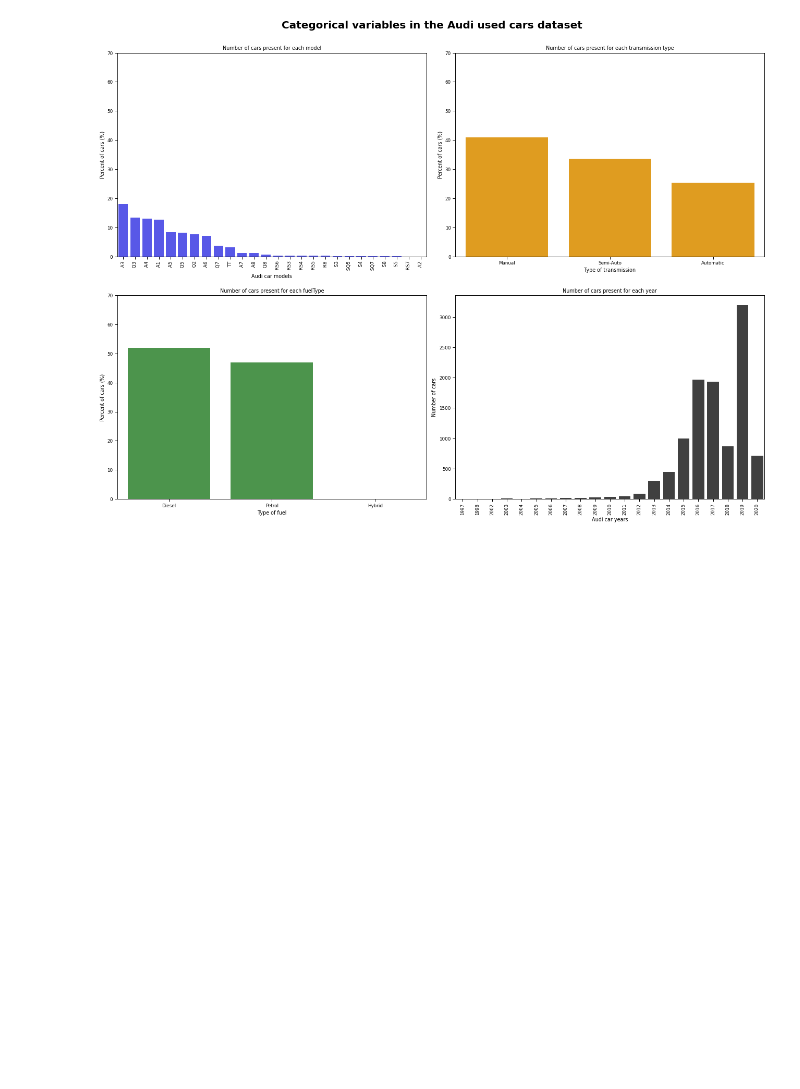
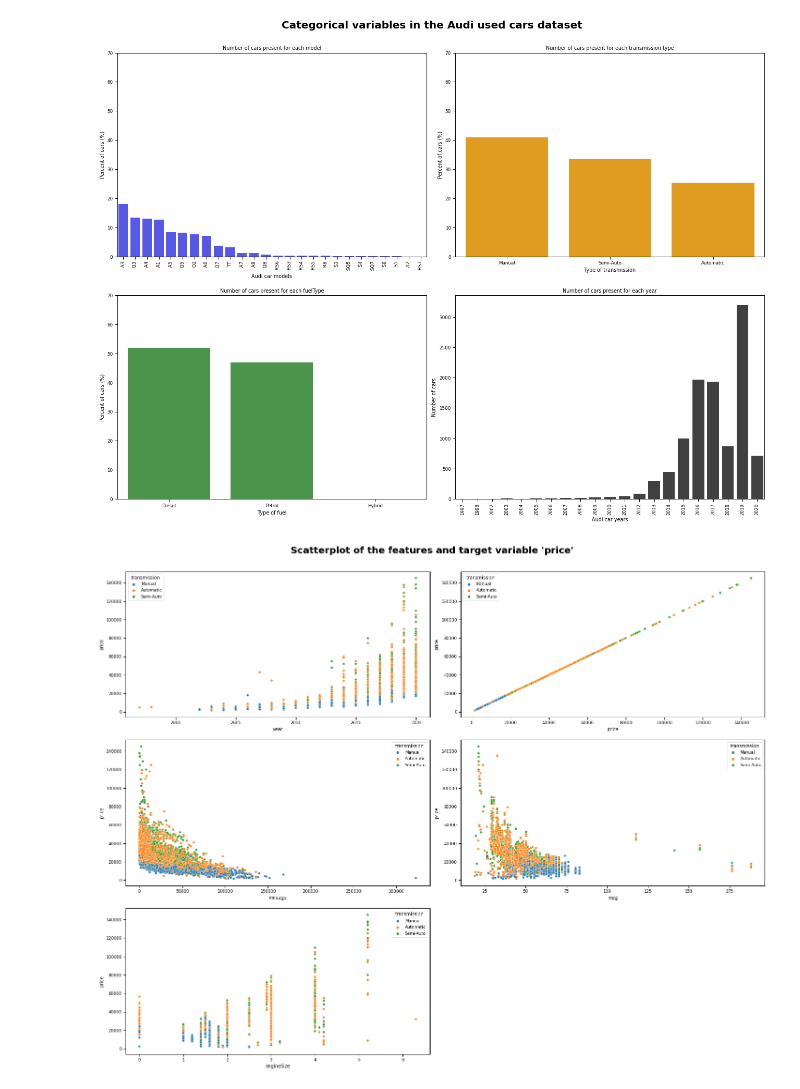
Before and after one commit to NahimaTrisha/Data-visualization-with-Python, a Jupyter notebook: audi_used_car_EDA.ipynb, the cells around one changed output. Cells and saved outputs as stored; diff of their text form; code cells hidden in the pictures; blank space fills up the shorter version.

```diff
--- a/audi_used_car_EDA.ipynb
+++ b/audi_used_car_EDA.ipynb
@@ -33,3 +33,16 @@ Data columns (total 8 columns):
  7   engineSize    10668 non-null  float64
 dtypes: float64(2), int64(3), object(3)
 memory usage: 666.9+ KB
+# %%
+def separate_num_cols(dataframe):
+
+    # create an empty list to keep the numeric columns
+    num_cols = []
+
+    # create a for loop to check the data types of all columns
+    for col in dataframe.columns:
+        if (dataframe[col].dtypes == 'int64') | (dataframe[col].dtypes == 'float64'):
+            num_cols.append(col)
+
+
+    return num_cols
@@ -272,4 +310,16 @@ plt.tight_layout(h_pad=1.8)
 plt.show()
 # %% [output]
 [figure]
+# %%
+plt.figure(figsize=(20,15))
+
+for index in range(len(numeric_cols)):
+    plt.subplot(3,2,index+1)
+    sns.scatterplot(x=df[numeric_cols[index]], y='price', data=df, hue='transmission')
+
+plt.suptitle("Scatterplot of the features and target variable 'price'",fontsize=20, y=1.04, fontweight=700)
+plt.tight_layout(h_pad=1.8)
+plt.show()
+# %% [output]
+[figure, added]
 # %%
```
Also changed, not shown: parts of 14 cells of this notebook.
